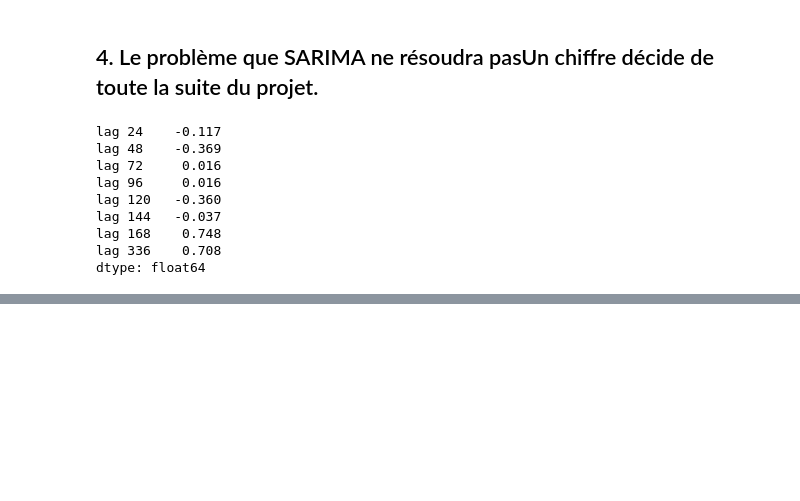
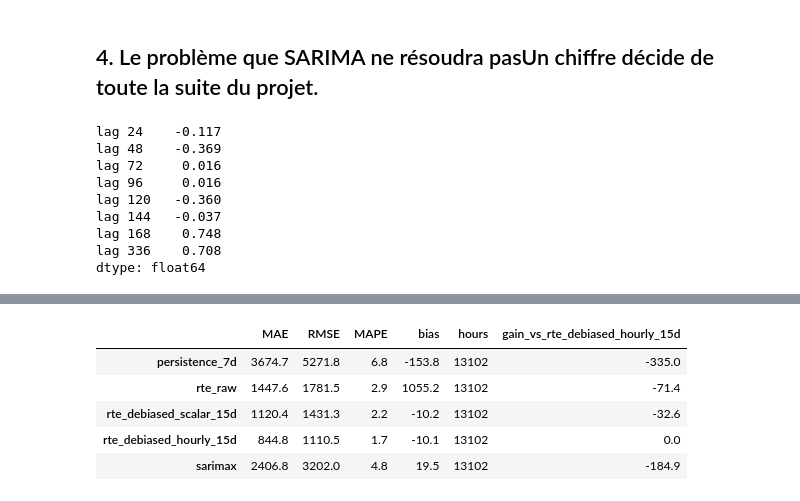
Before and after one commit to JuliusHayter/time_series_m2, a Jupyter notebook: notebooks/03_sarima.ipynb, the cells around one changed output, grey strips where cells are left out. Cells and saved outputs as stored; diff of their text form; code cells hidden in the pictures; blank space fills up the shorter version.

```diff
--- a/notebooks/03_sarima.ipynb
+++ b/notebooks/03_sarima.ipynb
@@ -134,0 +187,25 @@ Après avoir différencié deux fois, l'autocorrélation au **lag 168 reste à 0
+# %%
+from time_series_m2.baselines.naive import all_baselines
+from time_series_m2.utils.metrics import by_hour, by_month, on_peaks, score_table
+
+sarimax = pd.read_csv('../results/sarima/sarimax_test.csv', index_col=0).iloc[:, 0]
+sarimax.index = pd.to_datetime(sarimax.index, utc=True).tz_convert('Europe/Paris')
+
+in_test = mask(df.index, 'test')
+actual = df.loc[in_test, 'load_mw']
+preds = {name: s[in_test] for name, s in all_baselines(df).items()}
+preds['sarimax'] = sarimax.reindex(actual.index)
+
+# one common set of hours for every row (RTE is not published at the DST hour)
+common = pd.concat(preds, axis=1).notna().all(axis=1)
+actual = actual[common]
+preds = {name: s[common] for name, s in preds.items()}
+
+score_table(actual, preds, reference='rte_debiased_hourly_15d').round(1)
+# %% [output]
+|  | MAE | RMSE | MAPE | bias | hours | gain_vs_rte_debiased_hourly_15d |
+| persistence_7d | 3674.7 | 5271.8 | 6.8 | -153.8 | 13102 | -335.0 |
+| rte_raw | 1447.6 | 1781.5 | 2.9 | 1055.2 | 13102 | -71.4 |
+| rte_debiased_scalar_15d | 1120.4 | 1431.3 | 2.2 | -10.2 | 13102 | -32.6 |
+| rte_debiased_hourly_15d | 844.8 | 1110.5 | 1.7 | -10.1 | 13102 | 0.0 |
+| sarimax | 2406.8 | 3202.0 | 4.8 | 19.5 | 13102 | -184.9 |
```
Also changed, not shown: parts of 8 cells of this notebook, 1 other file.
